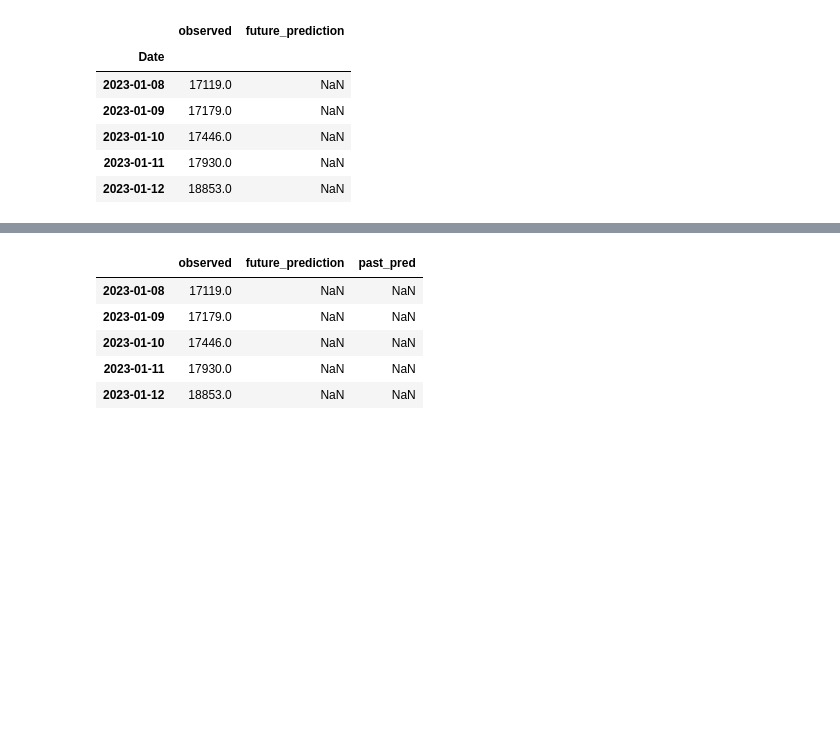
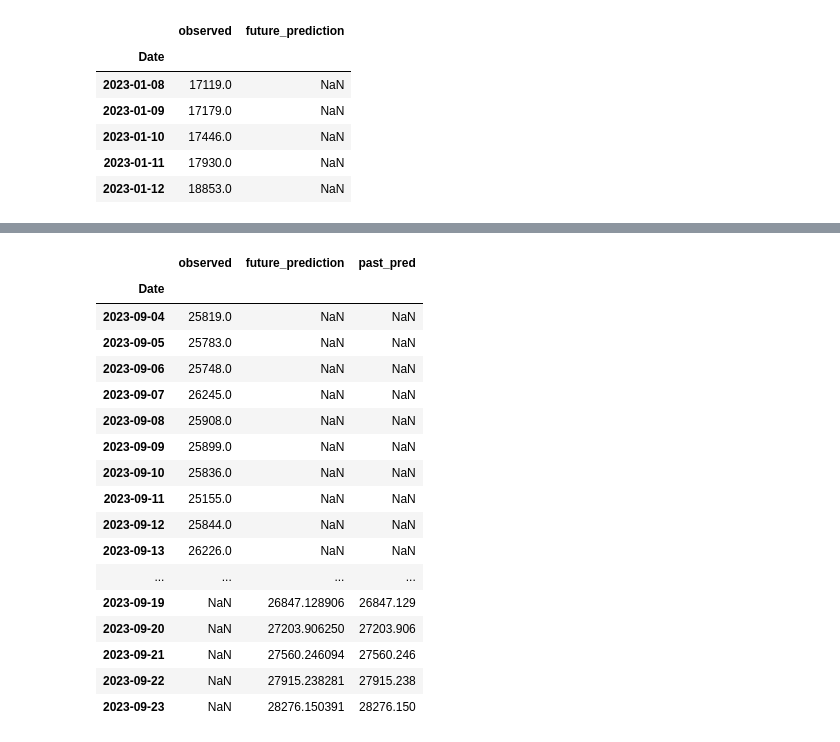
Before and after one commit to mtolan2023/crypto_forecast, a Jupyter notebook: model_deployment_btc.ipynb, the cells around one changed output, grey strips where cells are left out. Drawn from its saved outputs; the diff is of its cells as text; code cells hidden in the pictures; blank space fills up the shorter version.

```diff
--- a/model_deployment_btc.ipynb
+++ b/model_deployment_btc.ipynb
@@ -131,9 +134,8 @@ shifted_df_as_np = shifted_df.to_numpy()
 
 shifted_df_as_np
 
-
-shifted_df_as_np_int = shifted_df_as_np.astype(int)
-log_transformed_data = np.log(shifted_df_as_np_int)
+#Log scale data
+log_transformed_data = np.log(shifted_df_as_np)
 
 log_transformed_data.shape
 # %% [output]
@@ -233,0 +243,14 @@ past_future_df.tail()
+# %%
+#Create past df
+past_df = pd.read_csv('output/btc_model.csv')
+
+past_df = past_df[["Date", "future_prediction"]]
+
+past_df['Date'] = pd.to_datetime(past_df['Date']).dt.date
+
+
+past_df = past_df.rename(columns={"future_prediction":"past_pred"})
+
+past_df.set_index('Date', inplace=True)
+
+past_df.tail(10)
@@ -234,20 +270,38 @@ past_future_df.tail()
 # %%
-past_df = pd.read_csv('output/btc_model.csv')
+#combine past and present predictions
 
-past_df = past_df[["future_prediction"]]
 
-past_df = past_df.rename(columns={"future_prediction":"past_pred"})
 
-df_combined = pd.merge(past_future_df,past_df, how='outer', left_index=True, right_index=True)
+# df_combined = pd.concat([past_future_df,past_df], axis=1)
 
-df_combined.head()
+# df2.insert(1, value=df1['Name'], column='Name')
+
+# past_future_df["past_pred"] = past_df.loc[:,"past_pred"]
+df_combined = past_future_df.join(past_df)
+
+
+df_combined.tail(20)
+
+# past_future_df
 # %% [output]
 |  | observed | future_prediction | past_pred |
-| 2023-01-08 | 17119.0 | NaN | NaN |
-| 2023-01-09 | 17179.0 | NaN | NaN |
-| 2023-01-10 | 17446.0 | NaN | NaN |
-| 2023-01-11 | 17930.0 | NaN | NaN |
-| 2023-01-12 | 18853.0 | NaN | NaN |
+| Date |  |  |  |
+| 2023-09-04 | 25819.0 | NaN | NaN |
+| 2023-09-05 | 25783.0 | NaN | NaN |
+| 2023-09-06 | 25748.0 | NaN | NaN |
+| 2023-09-07 | 26245.0 | NaN | NaN |
+| 2023-09-08 | 25908.0 | NaN | NaN |
+| 2023-09-09 | 25899.0 | NaN | NaN |
+| 2023-09-10 | 25836.0 | NaN | NaN |
+| 2023-09-11 | 25155.0 | NaN | NaN |
+| 2023-09-12 | 25844.0 | NaN | NaN |
+| 2023-09-13 | 26226.0 | NaN | NaN |
+| ... | ... | ... | ... |
+| 2023-09-19 | NaN | 26847.128906 | 26847.129 |
+| 2023-09-20 | NaN | 27203.906250 | 27203.906 |
+| 2023-09-21 | NaN | 27560.246094 | 27560.246 |
+| 2023-09-22 | NaN | 27915.238281 | 27915.238 |
+| 2023-09-23 | NaN | 28276.150391 | 28276.150 |
 # %%
 past_future_df.to_csv('output/btc_model.csv')
 # %%
```
Also changed, not shown: parts of 10 cells of this notebook, 15 other files.
